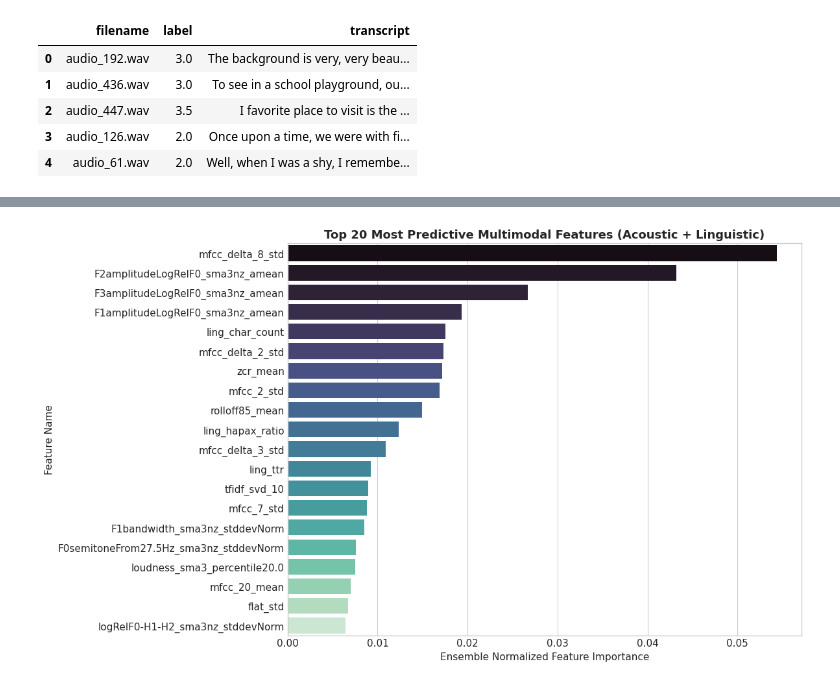
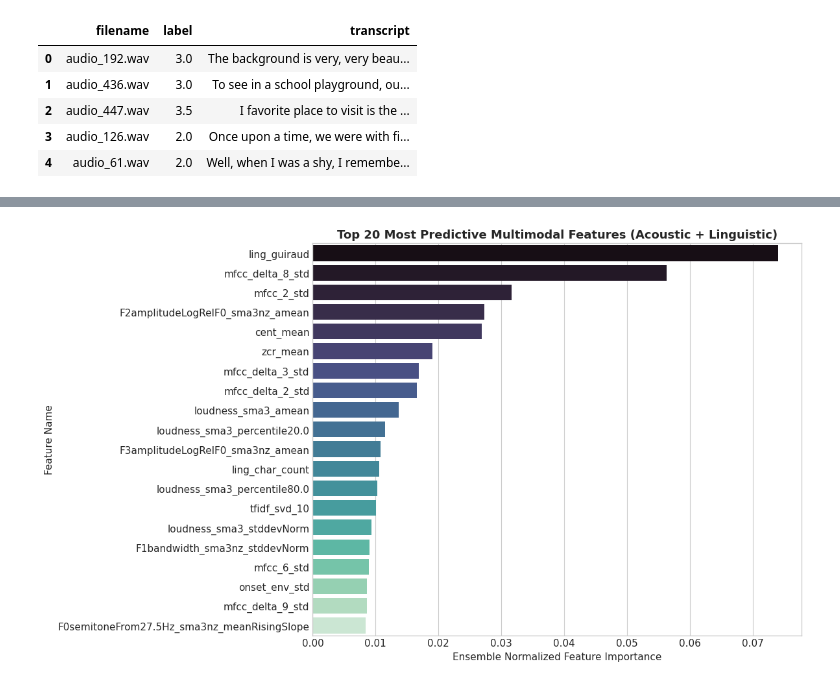
Before and after one commit to Sehaj64/shl-hiring-assessment-2026, a Jupyter notebook: Grammar_Scoring_Engine_SHL.ipynb, the cells around one changed output, grey strips where cells are left out. Cells and saved outputs as stored; diff of their text form; code cells hidden in the pictures.

```diff
--- a/Grammar_Scoring_Engine_SHL.ipynb
+++ b/Grammar_Scoring_Engine_SHL.ipynb
@@ -308,12 +330,19 @@ Validation Spearman Corr (rho):0.7566
 # COMPULSORY REQUIREMENT: TRAIN RMSE EVALUATION
 # ==============================================================================
 
+final_cb = CatBoostRegressor(iterations=750, learning_rate=0.03, depth=5, random_seed=42, verbose=0, thread_count=-1).fit(X, y)
+final_xgb = xgb.XGBRegressor(n_estimators=400, learning_rate=0.025, max_depth=5, subsample=0.8, colsample_bytree=0.65, reg_alpha=0.1, reg_lambda=1.0, random_state=42, verbosity=0, n_jobs=-1).fit(X, y)
 final_lgb = lgb.LGBMRegressor(n_estimators=400, learning_rate=0.025, max_depth=6, num_leaves=31, subsample=0.8, colsample_bytree=0.65, reg_alpha=0.1, reg_lambda=1.0, random_state=42, verbose=-1, n_jobs=-1).fit(X, y)
-final_xgb = xgb.XGBRegressor(n_estimators=400, learning_rate=0.025, max_depth=5, subsample=0.8, colsample_bytree=0.65, reg_alpha=0.1, reg_lambda=1.0, random_state=42, verbosity=0, n_jobs=-1).fit(X, y)
 final_et = ExtraTreesRegressor(n_estimators=350, max_depth=14, min_samples_split=4, max_features=0.55, random_state=42, n_jobs=-1).fit(X, y)
 final_ridge = Pipeline([('scaler', RobustScaler()), ('ridge', Ridge(alpha=15.0, random_state=42))]).fit(X, y)
 
-train_preds = (weights[0]*final_lgb.predict(X) + weights[1]*final_xgb.predict(X) + weights[2]*final_et.predict(X) + weights[3]*final_ridge.predict(X))
+train_preds = (
+    weights[0]*final_cb.predict(X) +
+    weights[1]*final_xgb.predict(X) +
+    weights[2]*final_lgb.predict(X) +
+    weights[3]*final_et.predict(X) +
+    weights[4]*final_ridge.predict(X)
+)
 train_preds[is_noise_train] = 0.0
 train_preds = np.clip(train_preds, 0.0, 5.0)
 
@@ -362,22 +391,22 @@ plt.show()
 # %%
-importance_xgb = final_xgb.feature_importances_
-importance_lgb = final_lgb.feature_importances_ / np.sum(final_lgb.feature_importances_)
-avg_importance = (importance_xgb + importance_lgb) / 2.0
+importance_cb = final_cb.get_feature_importance() / np.sum(final_cb.get_feature_importance())
+importance_xgb = final_xgb.feature_importances_ / np.sum(final_xgb.feature_importances_)
+avg_importance = (importance_cb + importance_xgb) / 2.0
 
 imp_df = pd.DataFrame({
     'Feature': X.columns,
     'Importance': avg_importance
 }).sort_values(by='Importance', ascending=False)
 
 plt.figure(figsize=(12, 7))
 sns.barplot(data=imp_df.head(20), x='Importance', y='Feature', palette='mako')
 plt.title("Top 20 Most Predictive Multimodal Features (Acoustic + Linguistic)", fontsize=13, fontweight='bold')
 plt.xlabel("Ensemble Normalized Feature Importance")
 plt.ylabel("Feature Name")
 plt.tight_layout()
 plt.show()
 # %% [output]
-[figure, old version]
+[figure, new version]
 # %%
 test_preds = np.clip(test_matrix @ weights, 0.0, 5.0)
 
```
Also changed, not shown: parts of 10 cells of this notebook, 5 other files.
